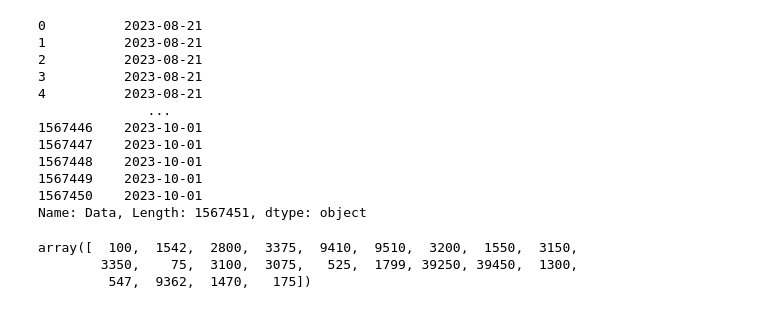
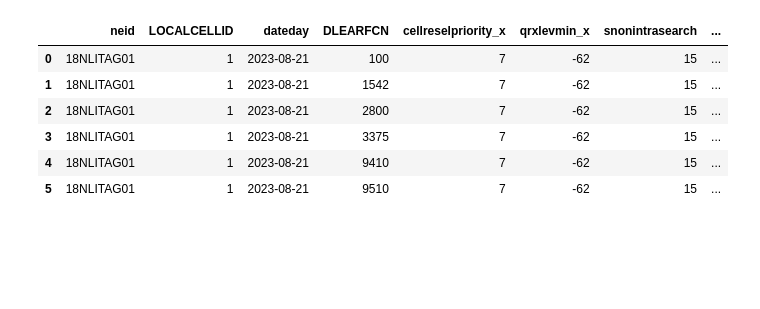
Before and after one commit to BrunoWolf03/TCC-TIM, a Jupyter notebook: sintese.ipynb, the cells around one changed output. Drawn from its saved outputs; the diff is of its cells as text; code cells hidden in the pictures; blank space fills up the shorter version.

```diff
--- a/sintese.ipynb
+++ b/sintese.ipynb
@@ -14,24 +14,18 @@ config = pd.read_parquet(r"data/df_huawei_config_2108_0110.parquet", engine="pya
 # %%
 #tirando as horas do df pra poder dar match
 df['Data']=df['Data'].dt.date
-df['Data']
+config['dateday'] = config['dateday'].dt.date
+df = df[['eNodeB','Data','TIM_THROU_USER_PDCP_DL (Kbps)', 'TIM_PRB_UTIL_MEAN_DL (%)']]
-# %% [output]
-0          2023-08-21
-1          2023-08-21
-2          2023-08-21
-3          2023-08-21
-4          2023-08-21
-              ...
-1567446    2023-10-01
-1567447    2023-10-01
-1567448    2023-10-01
-1567449    2023-10-01
-1567450    2023-10-01
-Name: Data, Length: 1567451, dtype: object
-# %%
-config['DLEARFCN'].unique()
-# %% [output]
-array([  100,  1542,  2800,  3375,  9410,  9510,  3200,  1550,  3150,
-        3350,    75,  3100,  3075,   525,  1799, 39250, 39450,  1300,
-         547,  9362,  1470,   175])
+# %%
+# Add an index to preserve original order
+config['orig_idx'] = config.index
+config.head(6)
+# %% [output]
+|  | neid | LOCALCELLID | dateday | DLEARFCN | cellreselpriority_x | qrxlevmin_x | snonintrasearch | ... |
+| 0 | 18NLITAG01 | 1 | 2023-08-21 | 100 | 7 | -62 | 15 | ... |
+| 1 | 18NLITAG01 | 1 | 2023-08-21 | 1542 | 7 | -62 | 15 | ... |
+| 2 | 18NLITAG01 | 1 | 2023-08-21 | 2800 | 7 | -62 | 15 | ... |
+| 3 | 18NLITAG01 | 1 | 2023-08-21 | 3375 | 7 | -62 | 15 | ... |
+| 4 | 18NLITAG01 | 1 | 2023-08-21 | 9410 | 7 | -62 | 15 | ... |
+| 5 | 18NLITAG01 | 1 | 2023-08-21 | 9510 | 7 | -62 | 15 | ... |
 # %%
```
Also changed, not shown: parts of 4 cells of this notebook.
